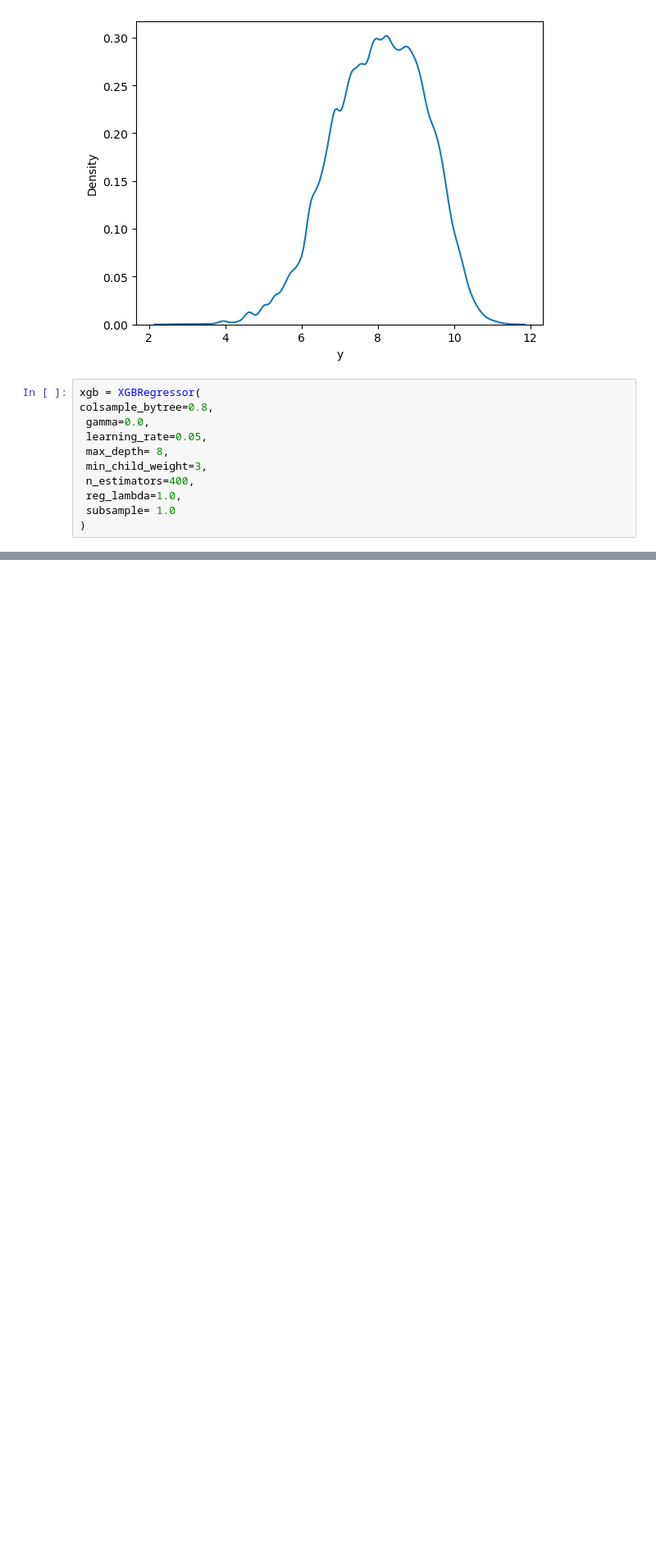
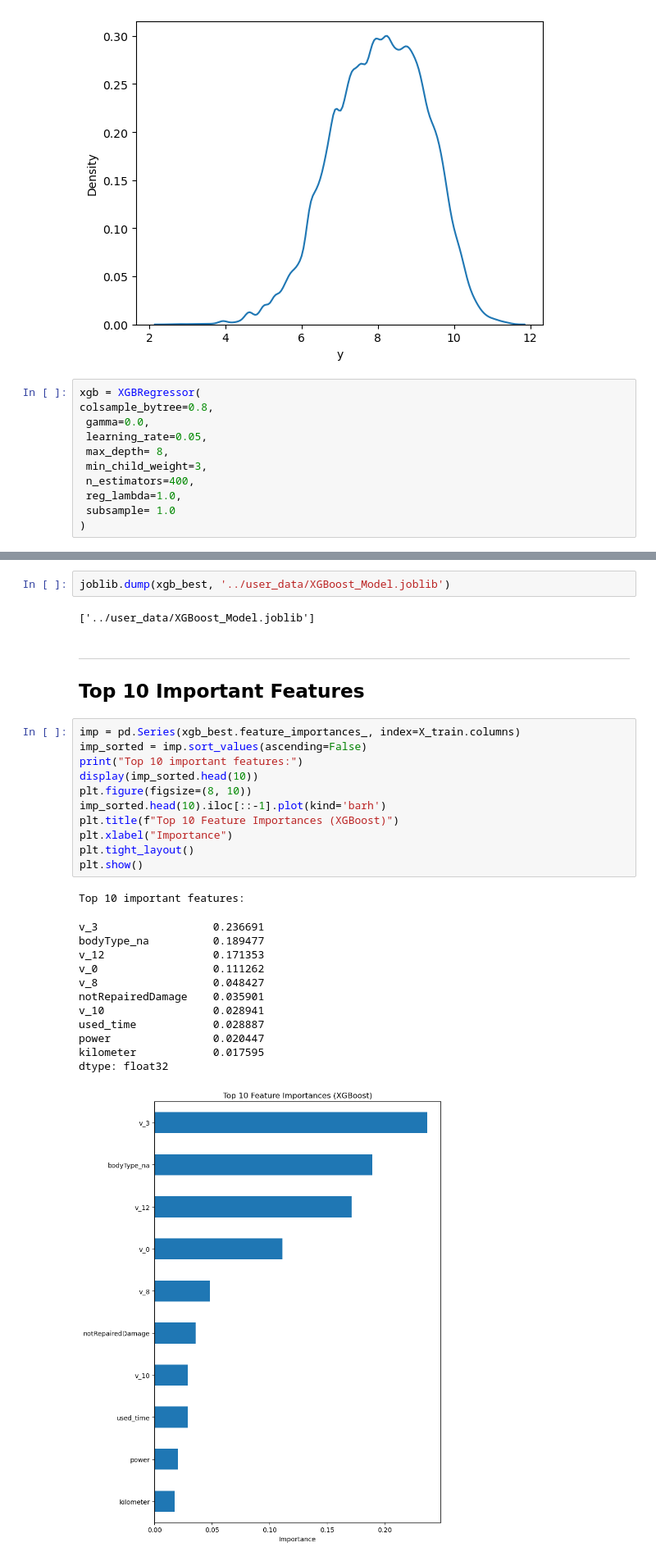
Before and after one commit to liuxinyi15/ML_Second_hand_car_prediction, a Jupyter notebook: model/main.ipynb, the cells around one changed output, grey strips where cells are left out. Shown: that part at 82% size. Cells and saved outputs as stored; diff of their text form; blank space fills up the shorter version.

```diff
--- a/model/main.ipynb
+++ b/model/main.ipynb
@@ -496,0 +560,32 @@ Done!
+# %%
+joblib.dump(xgb_best, '../user_data/XGBoost_Model.joblib')
+# %% [output]
+['../user_data/XGBoost_Model.joblib']
+# %% [markdown]
+---
+## Top 10 Important Features
+# %%
+imp = pd.Series(xgb_best.feature_importances_, index=X_train.columns)
+imp_sorted = imp.sort_values(ascending=False)
+print("Top 10 important features:")
+display(imp_sorted.head(10))
+plt.figure(figsize=(8, 10))
+imp_sorted.head(10).iloc[::-1].plot(kind='barh')
+plt.title(f"Top 10 Feature Importances (XGBoost)")
+plt.xlabel("Importance")
+plt.tight_layout()
+plt.show()
+# %% [output]
+Top 10 important features:
+v_3                  0.236691
+bodyType_na          0.189477
+v_12                 0.171353
+v_0                  0.111262
+v_8                  0.048427
+notRepairedDamage    0.035901
+v_10                 0.028941
+used_time            0.028887
+power                0.020447
+kilometer            0.017595
+dtype: float32
+[figure, added]
```
Also changed, not shown: parts of 36 cells of this notebook, 5 other files.
